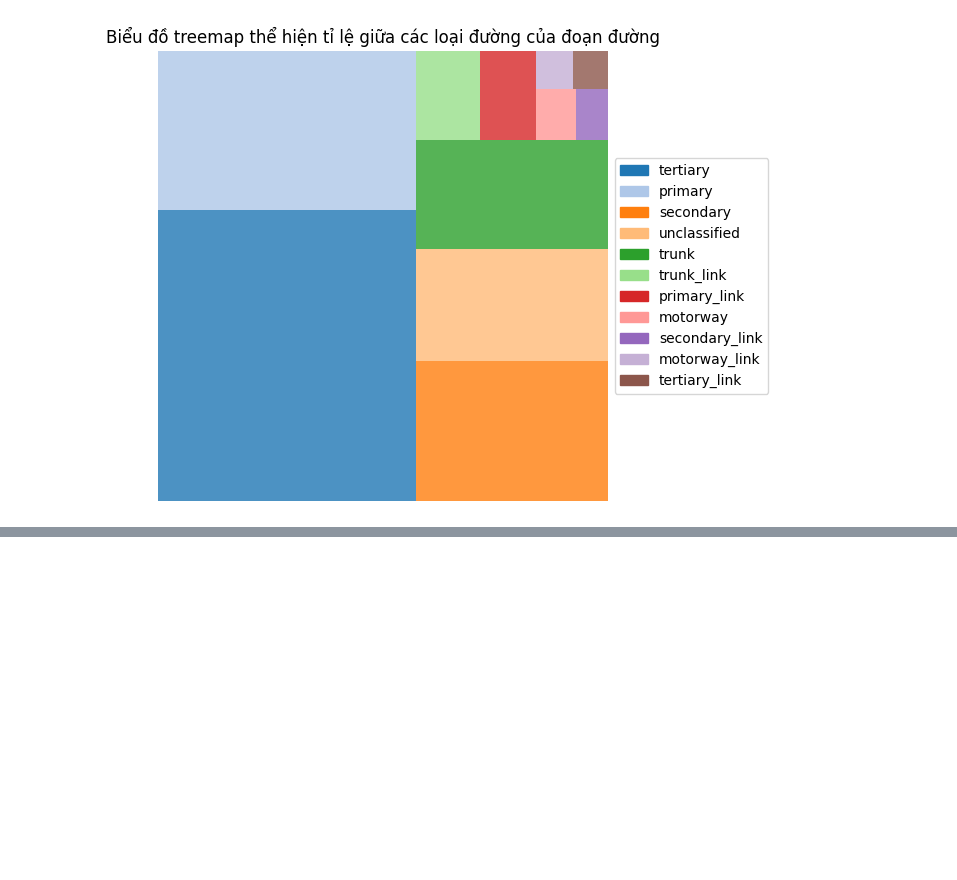
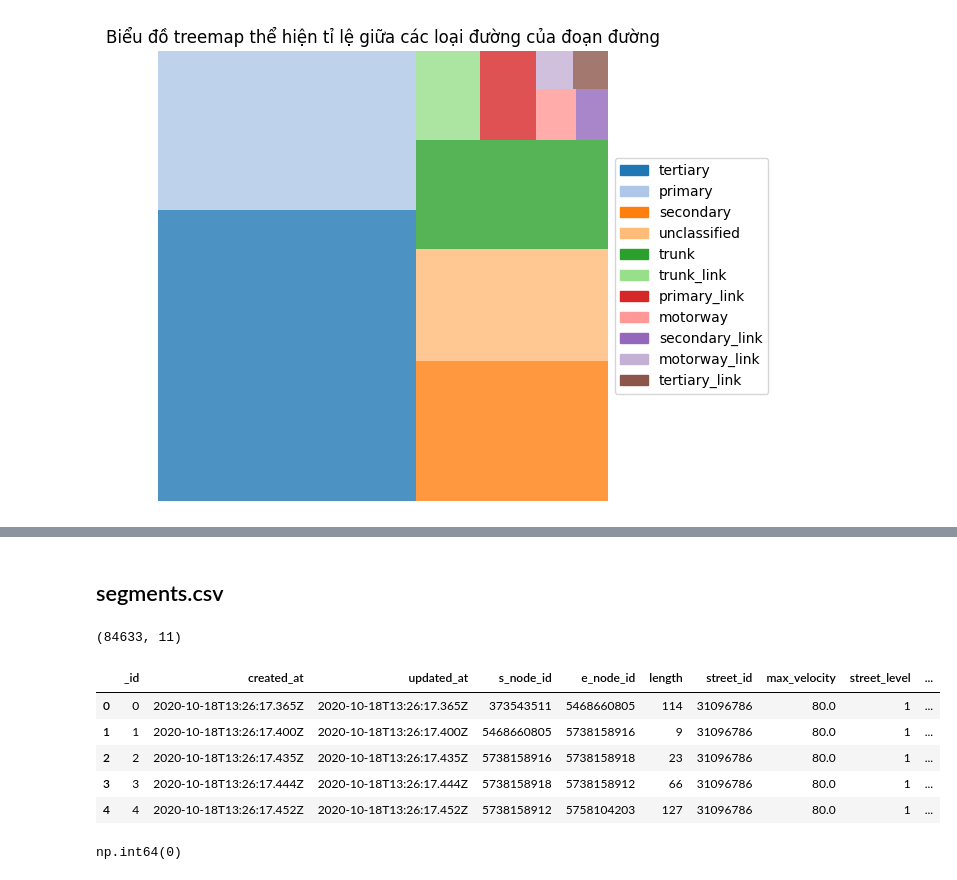
Before and after one commit to An-Sadek/HCM_GNNTSF, a Jupyter notebook: src/preprocessing/summary.ipynb, the cells around one changed output, grey strips where cells are left out. Cells and saved outputs as stored; diff of their text form; code cells hidden in the pictures; blank space fills up the shorter version.

```diff
--- a/src/preprocessing/summary.ipynb
+++ b/src/preprocessing/summary.ipynb
@@ -167,0 +356,20 @@ plt.show()
+# %% [markdown]
+## segments.csv
+# %%
+segments_df = pd.read_csv(f"{DATA_ROOT}/segments.csv")
+segments_df.shape
+# %% [output]
+(84633, 11)
+# %%
+segments_df.head()
+# %% [output]
+|  | _id | created_at | updated_at | s_node_id | e_node_id | length | street_id | max_velocity | street_level | ... |
+| 0 | 0 | 2020-10-18T13:26:17.365Z | 2020-10-18T13:26:17.365Z | 373543511 | 5468660805 | 114 | 31096786 | 80.0 | 1 | ... |
+| 1 | 1 | 2020-10-18T13:26:17.400Z | 2020-10-18T13:26:17.400Z | 5468660805 | 5738158916 | 9 | 31096786 | 80.0 | 1 | ... |
+| 2 | 2 | 2020-10-18T13:26:17.435Z | 2020-10-18T13:26:17.435Z | 5738158916 | 5738158918 | 23 | 31096786 | 80.0 | 1 | ... |
+| 3 | 3 | 2020-10-18T13:26:17.444Z | 2020-10-18T13:26:17.444Z | 5738158918 | 5738158912 | 66 | 31096786 | 80.0 | 1 | ... |
+| 4 | 4 | 2020-10-18T13:26:17.452Z | 2020-10-18T13:26:17.452Z | 5738158912 | 5758104203 | 127 | 31096786 | 80.0 | 1 | ... |
+# %%
+segments_df.duplicated().sum()
+# %% [output]
+np.int64(0)
```
Also changed, not shown: parts of 50 cells of this notebook, 2 other files.
